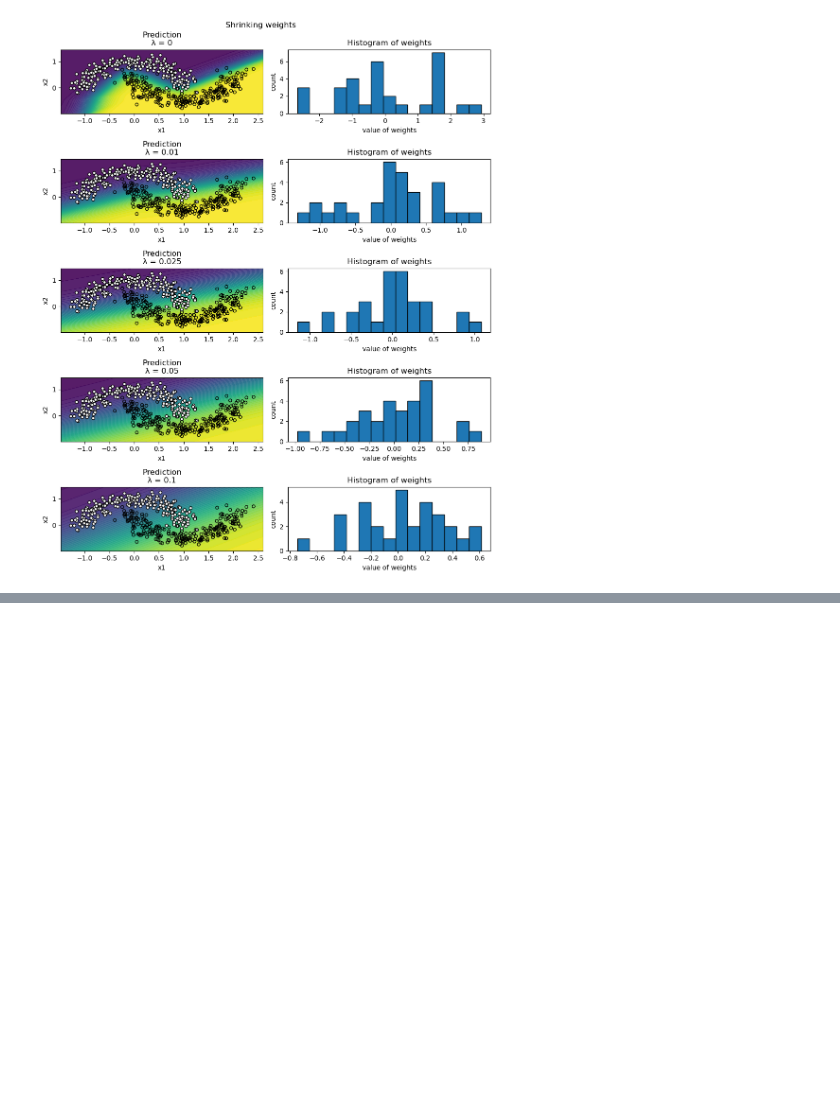
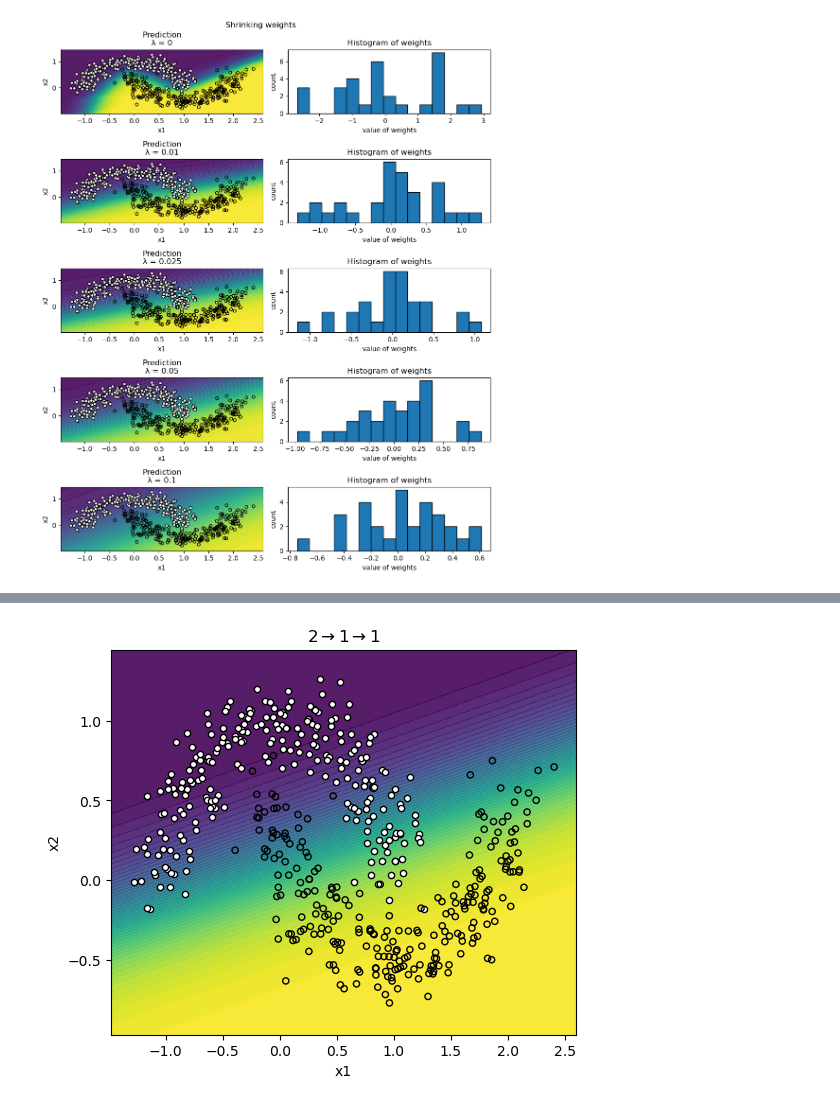
Before and after one commit to jci02/Machine-Learning-Theory, a Jupyter notebook: 1.Supervised Learning/Artificial Neural Networks/Deep Learning.ipynb, the cells around one changed output, grey strips where cells are left out. Saved outputs shown, nothing was run; the diff lists cells and outputs as text; code cells hidden in the pictures; blank space fills up the shorter version.

```diff
--- a/1.Supervised Learning/Artificial Neural Networks/Deep Learning.ipynb
+++ b/1.Supervised Learning/Artificial Neural Networks/Deep Learning.ipynb
@@ -459,0 +478,9 @@ plt.show()
+# %%
+hidden_size = 1
+params1, losses1 = train(X,y.reshape(-1,1),hidden_sizes=[hidden_size],learning_rate=0.05,lbda=0.0,epochs=5000,verbose=False)
+fig, ax = plt.subplots(figsize=(6,5))
+plot_decision_boundary(ax, params1, X, y)
+ax.set_title(r"$2 \rightarrow 1 \rightarrow 1$")
+plt.show()
+# %% [output]
+[figure, added]
```
Also changed, not shown: parts of 20 cells of this notebook, 12 other files.
